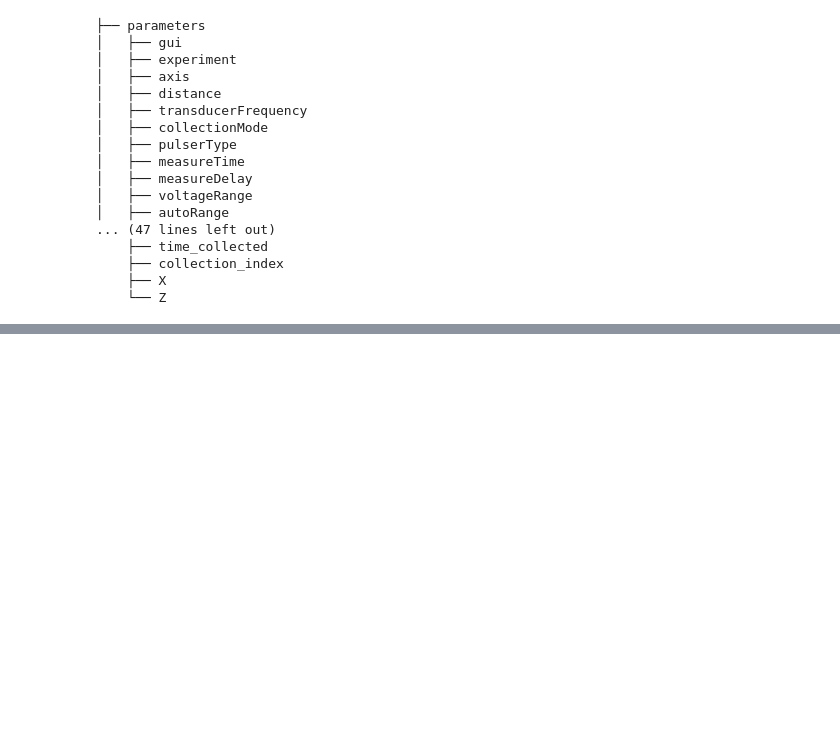
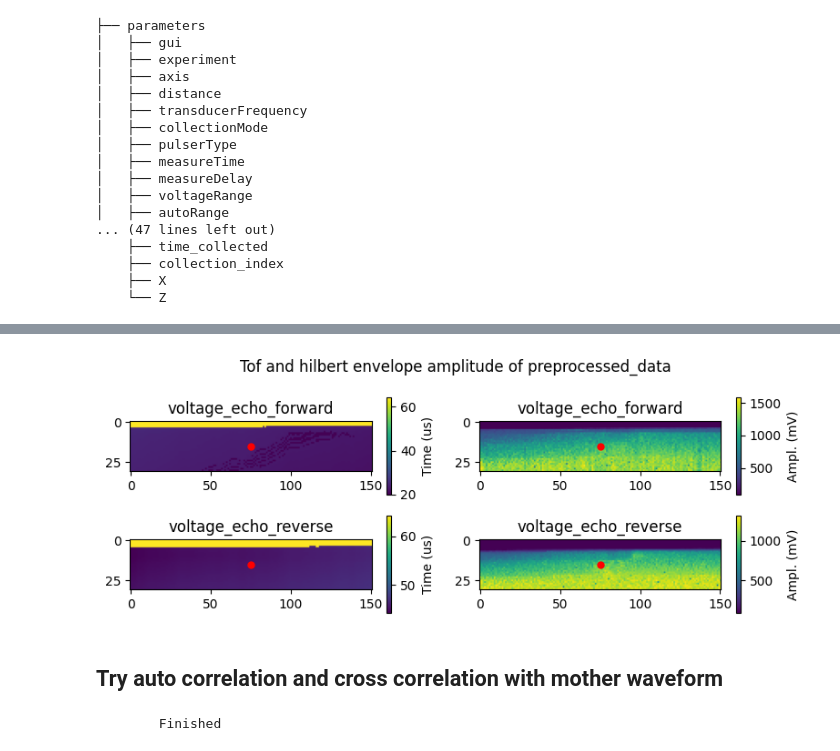
Before and after one commit to zhangxinqiao314/ultrasonic_ml, a Jupyter notebook: Notebooks/fft/h5_workflow.ipynb, the cells around one changed output, grey strips where cells are left out. Saved outputs shown, nothing was run; the diff lists cells and outputs as text; code cells hidden in the pictures; blank space fills up the shorter version.

```diff
--- a/Notebooks/fft/h5_workflow.ipynb
+++ b/Notebooks/fft/h5_workflow.ipynb
@@ -92,0 +174,10 @@ database.print_schema()
+# %%
+database.amplitude_tof_plot(idx=(75,15), from_group='preprocessed_data')
+# %% [output]
+[figure, added]
+# %% [markdown]
+## Try auto correlation and cross correlation with mother waveform
+# %%
+database.write_autocorrelation_data(mode='same')
+# %% [output]
+        Finished
```
Also changed, not shown: parts of 37 cells of this notebook, 4 other files.
